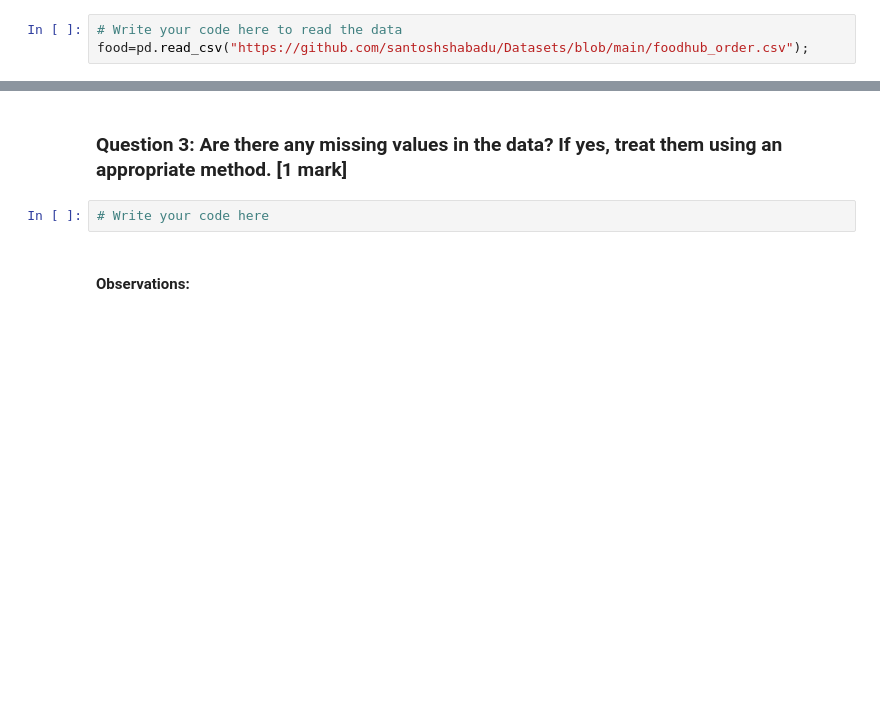
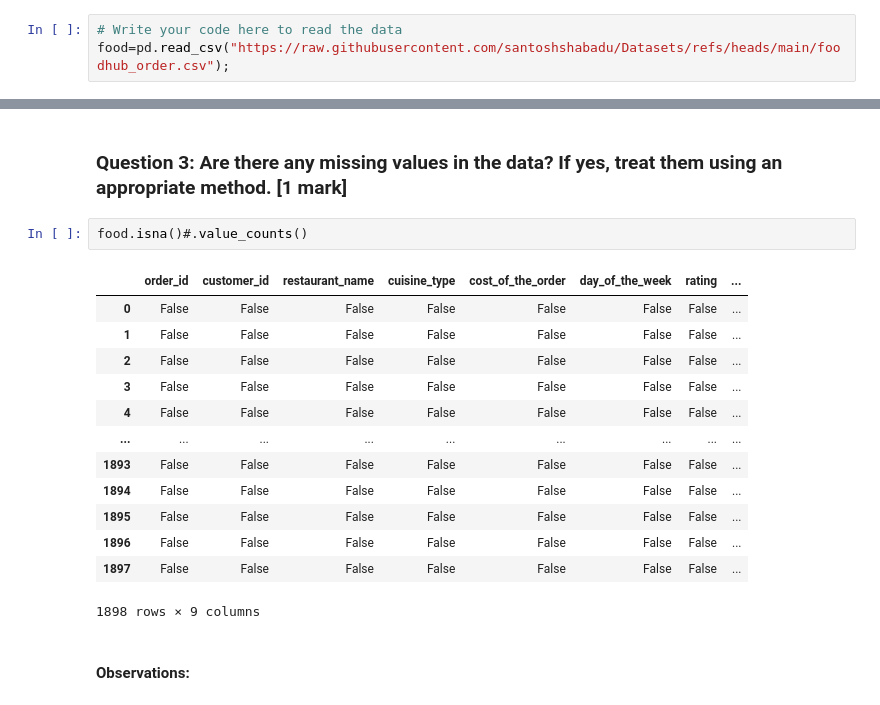
Before and after one commit to santoshshabadu/datascience, a Jupyter notebook: Food_Hub_Full_Code.ipynb, the cells around one changed output, grey strips where cells are left out. Cells and saved outputs as stored; diff of their text form; blank space fills up the shorter version.

```diff
--- a/Food_Hub_Full_Code.ipynb
+++ b/Food_Hub_Full_Code.ipynb
@@ -53,4 +63,4 @@ drive.mount('/content/drive')
 Mounted at /content/drive
 # %%
 # Write your code here to read the data
-food=pd.read_csv("https://github.com/santoshshabadu/Datasets/blob/main/foodhub_order.csv");
+food=pd.read_csv("https://raw.githubusercontent.com/santoshshabadu/Datasets/refs/heads/main/foodhub_order.csv");
@@ -72,8 +108,22 @@ ParserError: Error tokenizing data. C error: Expected 1 fields in line 42, saw 2
 #### Observations:
 # %% [markdown]
 ### **Question 3:** Are there any missing values in the data? If yes, treat them using an appropriate method. [1 mark]
-# %%
-# Write your code here
+# %%
+food.isna()#.value_counts()
+# %% [output]
+|  | order_id | customer_id | restaurant_name | cuisine_type | cost_of_the_order | day_of_the_week | rating | ... |
+| 0 | False | False | False | False | False | False | False | ... |
+| 1 | False | False | False | False | False | False | False | ... |
+| 2 | False | False | False | False | False | False | False | ... |
+| 3 | False | False | False | False | False | False | False | ... |
+| 4 | False | False | False | False | False | False | False | ... |
+| ... | ... | ... | ... | ... | ... | ... | ... | ... |
+| 1893 | False | False | False | False | False | False | False | ... |
+| 1894 | False | False | False | False | False | False | False | ... |
+| 1895 | False | False | False | False | False | False | False | ... |
+| 1896 | False | False | False | False | False | False | False | ... |
+| 1897 | False | False | False | False | False | False | False | ... |
+1898 rows × 9 columns
 # %% [markdown]
 #### Observations:
 # %% [markdown]
```
Also changed, not shown: parts of 6 cells of this notebook.
